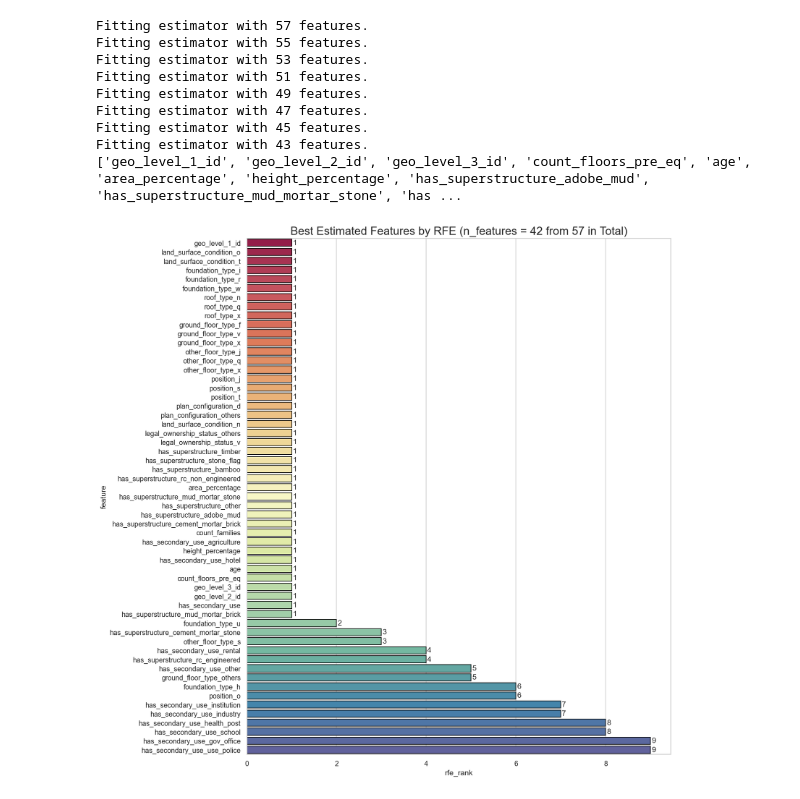
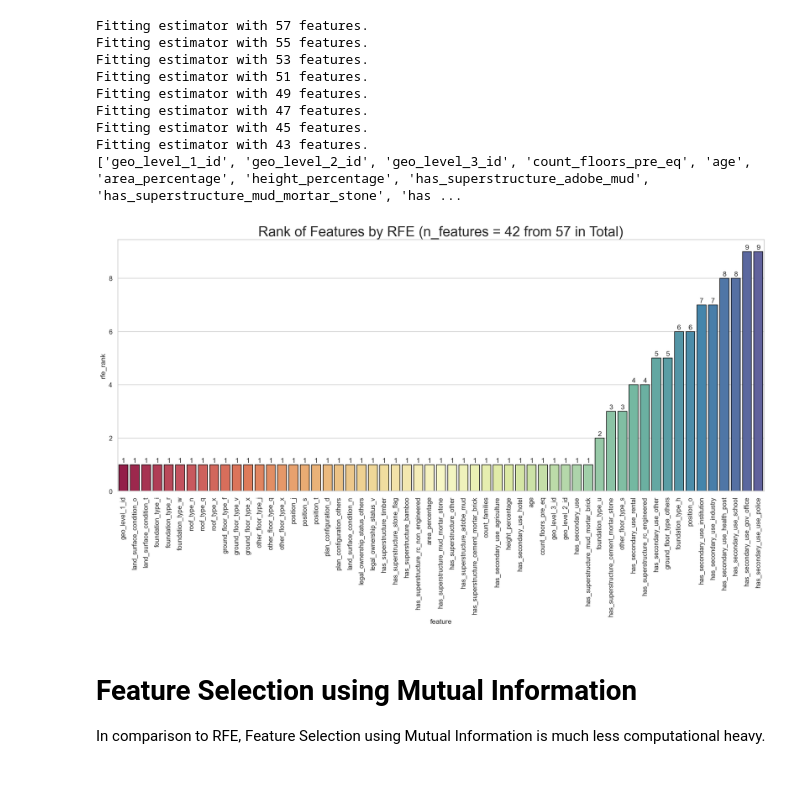
Before and after one commit to nina-prog/richters-predictor-modeling-earthquake-damage, a Jupyter notebook: notebooks/week02/week02-cat-grouping-and-feature-selection.ipynb, the cells around one changed output. Cells and saved outputs as stored; diff of their text form; code cells hidden in the pictures.

```diff
--- a/notebooks/week02/week02-cat-grouping-and-feature-selection.ipynb
+++ b/notebooks/week02/week02-cat-grouping-and-feature-selection.ipynb
@@ -217,23 +218,27 @@ Fitting estimator with 43 features.
 # %%
 def plot_rfe_ranking(rfe: RFE):
     """
     Plots results from RFE, i.e. feature and its rank in barplot.
 
     :param rfe: Fitted RFE object; Gets returned from 'get_top_k_features_using_rfe' function
     :return: None
     """
 
     # Create dataframe for plotting
     res = pd.DataFrame({"feature": rfe.feature_names_in_, "rfe_rank": rfe.ranking_})
     res = res.sort_values(by="rfe_rank")
 
     # Plot settings
-    plt.figure(figsize=(12, 15), dpi=128)
-    plt.title(f"Best Estimated Features by RFE (n_features = {rfe.n_features_} from {rfe.n_features_in_} in Total)", size=18)
-    g = sns.barplot(data=res, y="feature", x="rfe_rank", edgecolor="black", palette="Spectral")
+    plt.figure(figsize=(20, 8), dpi=128)
+    plt.title(f"Rank of Features by RFE (n_features = {rfe.n_features_} from {rfe.n_features_in_} in Total)", size=24)
+    g = sns.barplot(data=res, x="feature", y="rfe_rank", edgecolor="black", palette="Spectral")
+    plt.xticks(rotation=90)
     plt.bar_label(g.containers[0], padding=1.5)
     plt.show()
 
 plot_rfe_ranking(rfe)
 # %% [output]
-[figure, old version]
+[figure, new version]
+# %% [markdown]
+# Feature Selection using Mutual Information
+In comparison to RFE, Feature Selection using Mutual Information is much less computational heavy.
```
Also changed, not shown: parts of 5 cells of this notebook.
